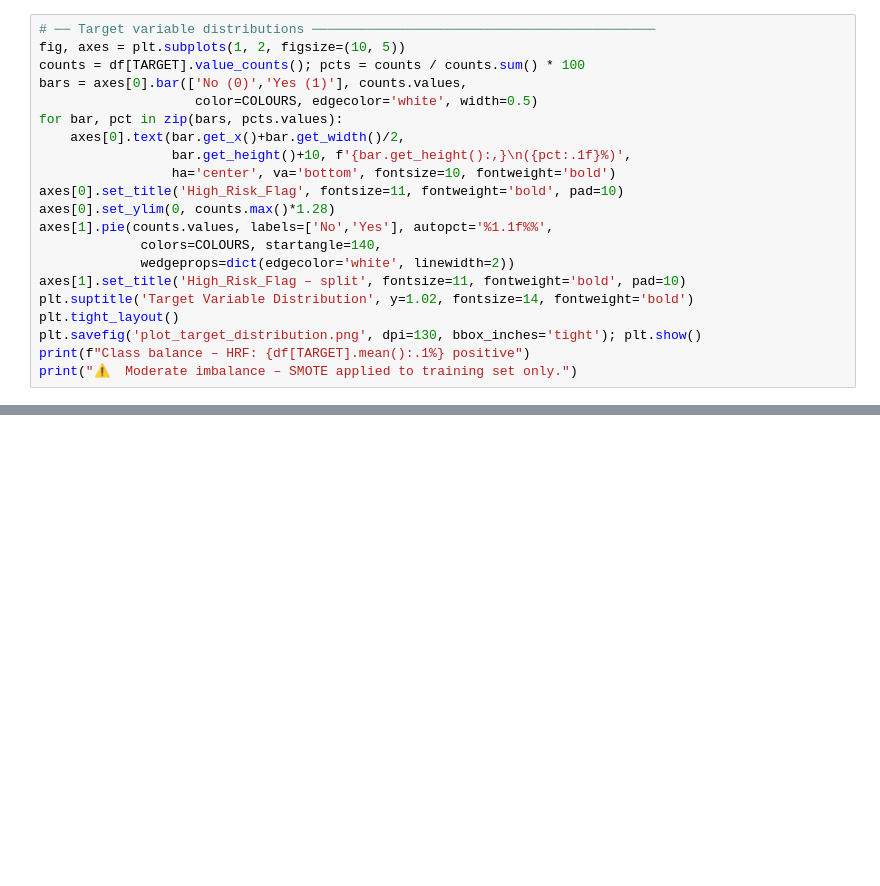
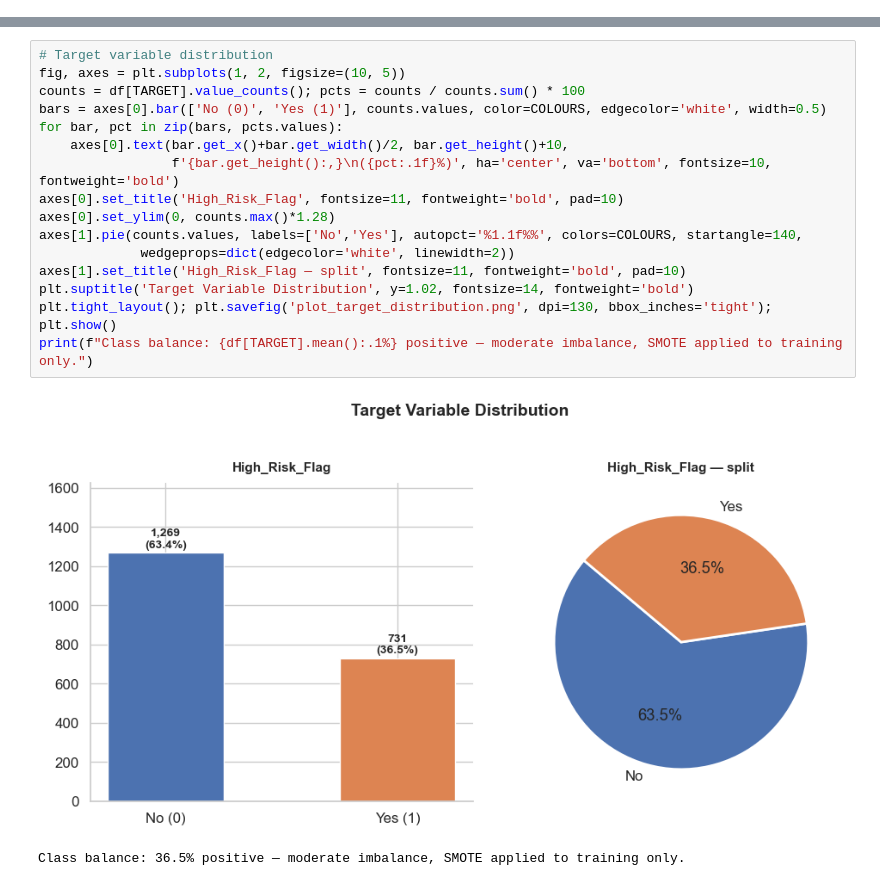
Before and after one commit to manyuongsg/fsc-triage-model, a Jupyter notebook: notebooks/02_classification_model.ipynb, the cells around one changed output, grey strips where cells are left out. Cells and saved outputs as stored; diff of their text form; blank space fills up the shorter version.

```diff
--- a/notebooks/02_classification_model.ipynb
+++ b/notebooks/02_classification_model.ipynb
@@ -204,21 +0,0 @@ Descriptive Statistics:
-# %%
-# ── Target variable distributions ────────────────────────────────────────────
-fig, axes = plt.subplots(1, 2, figsize=(10, 5))
-counts = df[TARGET].value_counts(); pcts = counts / counts.sum() * 100
-bars = axes[0].bar(['No (0)','Yes (1)'], counts.values,
-                    color=COLOURS, edgecolor='white', width=0.5)
-for bar, pct in zip(bars, pcts.values):
-    axes[0].text(bar.get_x()+bar.get_width()/2,
-                 bar.get_height()+10, f'{bar.get_height():,}\n({pct:.1f}%)',
-                 ha='center', va='bottom', fontsize=10, fontweight='bold')
-axes[0].set_title('High_Risk_Flag', fontsize=11, fontweight='bold', pad=10)
-axes[0].set_ylim(0, counts.max()*1.28)
-axes[1].pie(counts.values, labels=['No','Yes'], autopct='%1.1f%%',
-             colors=COLOURS, startangle=140,
-             wedgeprops=dict(edgecolor='white', linewidth=2))
-axes[1].set_title('High_Risk_Flag – split', fontsize=11, fontweight='bold', pad=10)
-plt.suptitle('Target Variable Distribution', y=1.02, fontsize=14, fontweight='bold')
-plt.tight_layout()
-plt.savefig('plot_target_distribution.png', dpi=130, bbox_inches='tight'); plt.show()
-print(f"Class balance – HRF: {df[TARGET].mean():.1%} positive")
-print("⚠️  Moderate imbalance – SMOTE applied to training set only.")
@@ -1232,0 +200,19 @@ All 7 features derived solely from the 12 raw columns (no external data required
+# %%
+# Target variable distribution
+fig, axes = plt.subplots(1, 2, figsize=(10, 5))
+counts = df[TARGET].value_counts(); pcts = counts / counts.sum() * 100
+bars = axes[0].bar(['No (0)', 'Yes (1)'], counts.values, color=COLOURS, edgecolor='white', width=0.5)
+for bar, pct in zip(bars, pcts.values):
+    axes[0].text(bar.get_x()+bar.get_width()/2, bar.get_height()+10,
+                 f'{bar.get_height():,}\n({pct:.1f}%)', ha='center', va='bottom', fontsize=10, fontweight='bold')
+axes[0].set_title('High_Risk_Flag', fontsize=11, fontweight='bold', pad=10)
+axes[0].set_ylim(0, counts.max()*1.28)
+axes[1].pie(counts.values, labels=['No','Yes'], autopct='%1.1f%%', colors=COLOURS, startangle=140,
+             wedgeprops=dict(edgecolor='white', linewidth=2))
+axes[1].set_title('High_Risk_Flag — split', fontsize=11, fontweight='bold', pad=10)
+plt.suptitle('Target Variable Distribution', y=1.02, fontsize=14, fontweight='bold')
+plt.tight_layout(); plt.savefig('plot_target_distribution.png', dpi=130, bbox_inches='tight'); plt.show()
+print(f"Class balance: {df[TARGET].mean():.1%} positive — moderate imbalance, SMOTE applied to training only.")
+# %% [output]
+[figure, added]
+Class balance: 36.5% positive — moderate imbalance, SMOTE applied to training only.
```
Also changed, not shown: parts of 93 cells of this notebook, 5 other files.
